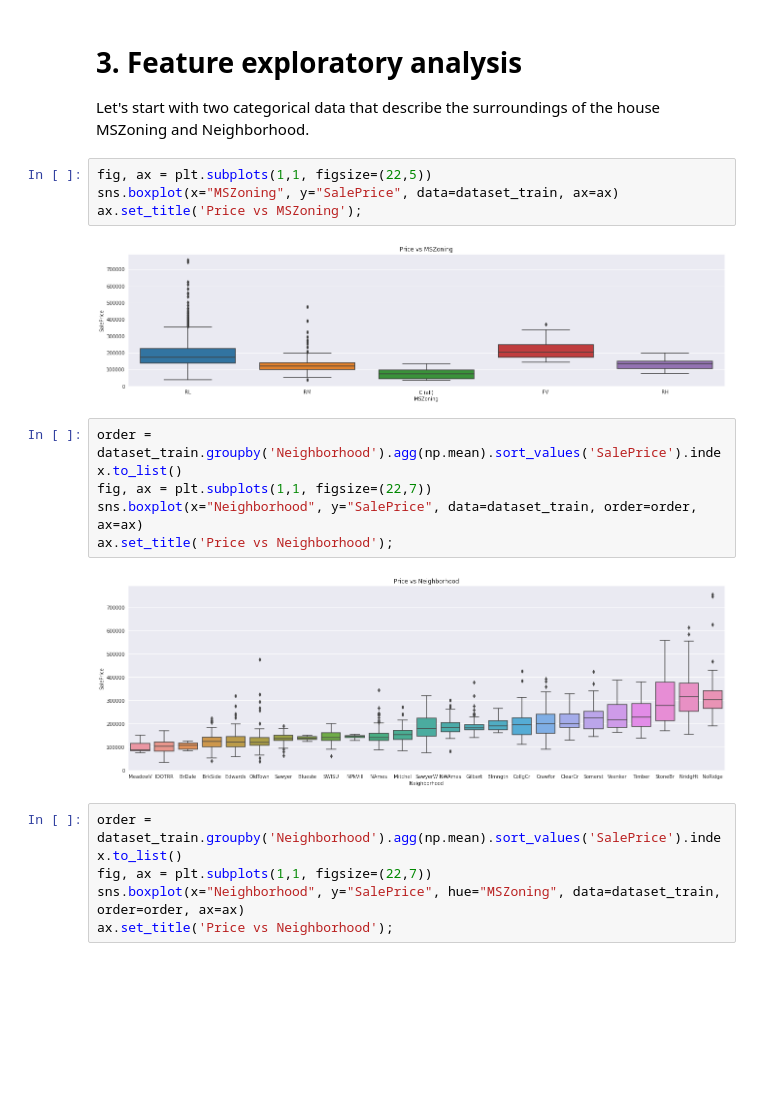
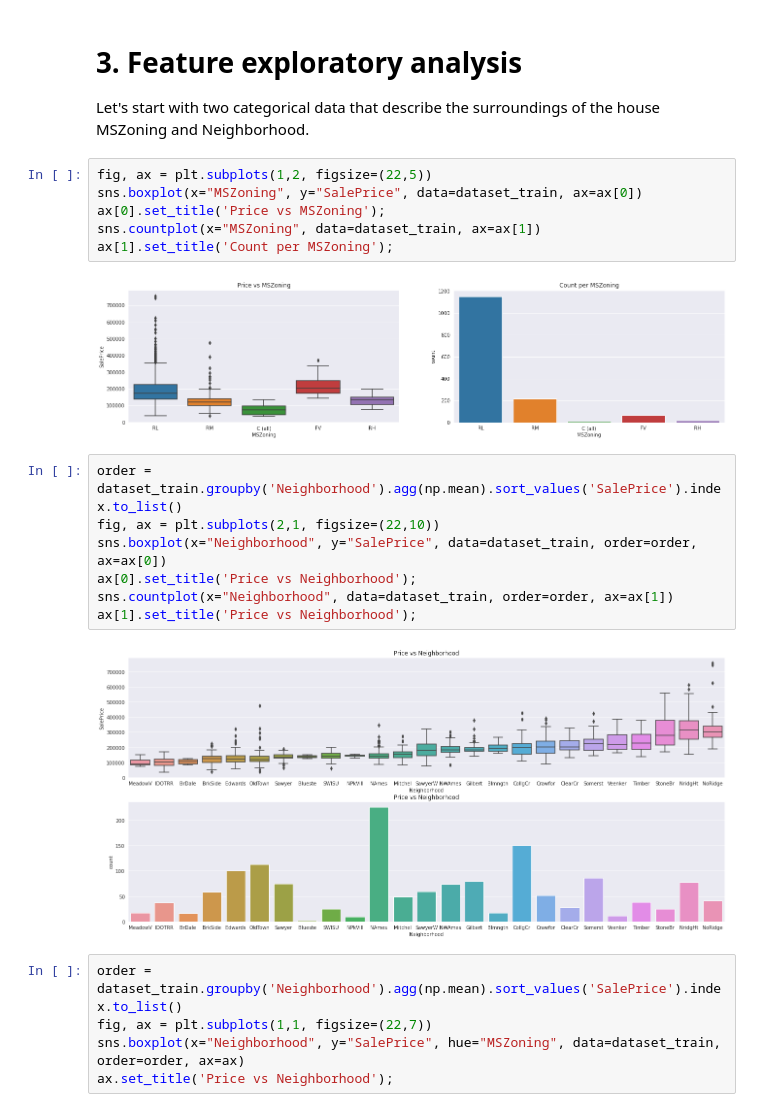
Before and after one commit to max-lutz/Kaggle_competitions, a Jupyter notebook: house-price-regression-full-eda-ml-workflow.ipynb, the cells around one changed output. Drawn from its saved outputs; the diff is of its cells as text; blank space fills up the shorter version.

```diff
--- a/house-price-regression-full-eda-ml-workflow.ipynb
+++ b/house-price-regression-full-eda-ml-workflow.ipynb
@@ -206,18 +206,22 @@ Let's if we can drop some feature which give us the same info (abs(corr) > 0.85)
 
 Let's start with two categorical data that describe the surroundings of the house MSZoning and Neighborhood.
 # %%
-fig, ax = plt.subplots(1,1, figsize=(22,5))
-sns.boxplot(x="MSZoning", y="SalePrice", data=dataset_train, ax=ax)
-ax.set_title('Price vs MSZoning');
+fig, ax = plt.subplots(1,2, figsize=(22,5))
+sns.boxplot(x="MSZoning", y="SalePrice", data=dataset_train, ax=ax[0])
+ax[0].set_title('Price vs MSZoning');
+sns.countplot(x="MSZoning", data=dataset_train, ax=ax[1])
+ax[1].set_title('Count per MSZoning');
 # %% [output]
-[figure, old version]
+[figure, new version]
 # %%
 order = dataset_train.groupby('Neighborhood').agg(np.mean).sort_values('SalePrice').index.to_list()
-fig, ax = plt.subplots(1,1, figsize=(22,7))
-sns.boxplot(x="Neighborhood", y="SalePrice", data=dataset_train, order=order, ax=ax)
-ax.set_title('Price vs Neighborhood');
+fig, ax = plt.subplots(2,1, figsize=(22,10))
+sns.boxplot(x="Neighborhood", y="SalePrice", data=dataset_train, order=order, ax=ax[0])
+ax[0].set_title('Price vs Neighborhood');
+sns.countplot(x="Neighborhood", data=dataset_train, order=order, ax=ax[1])
+ax[1].set_title('Price vs Neighborhood');
 # %% [output]
-[figure, old version]
+[figure, new version]
 # %%
 order = dataset_train.groupby('Neighborhood').agg(np.mean).sort_values('SalePrice').index.to_list()
 fig, ax = plt.subplots(1,1, figsize=(22,7))
```
Also changed, not shown: parts of 3 cells of this notebook.
